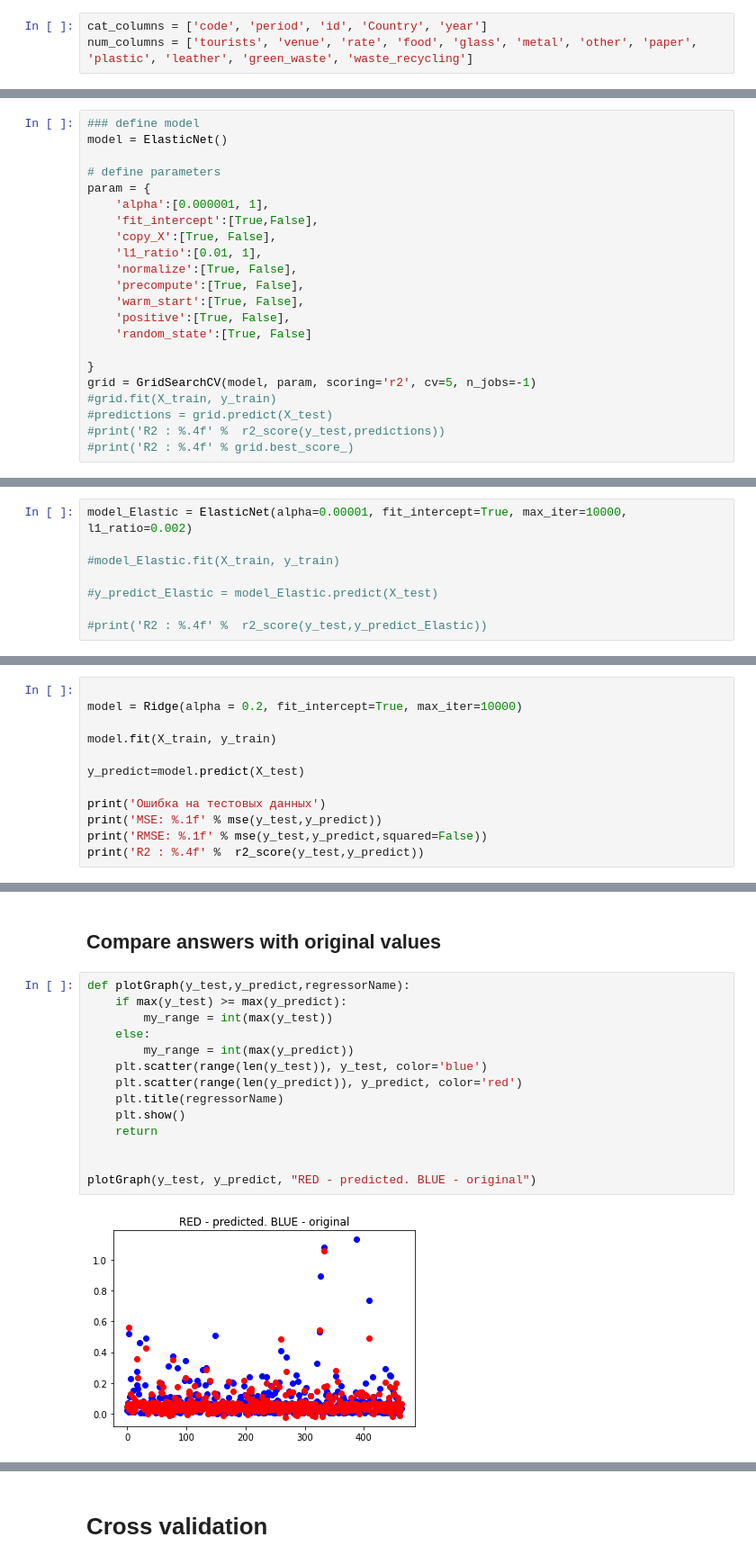
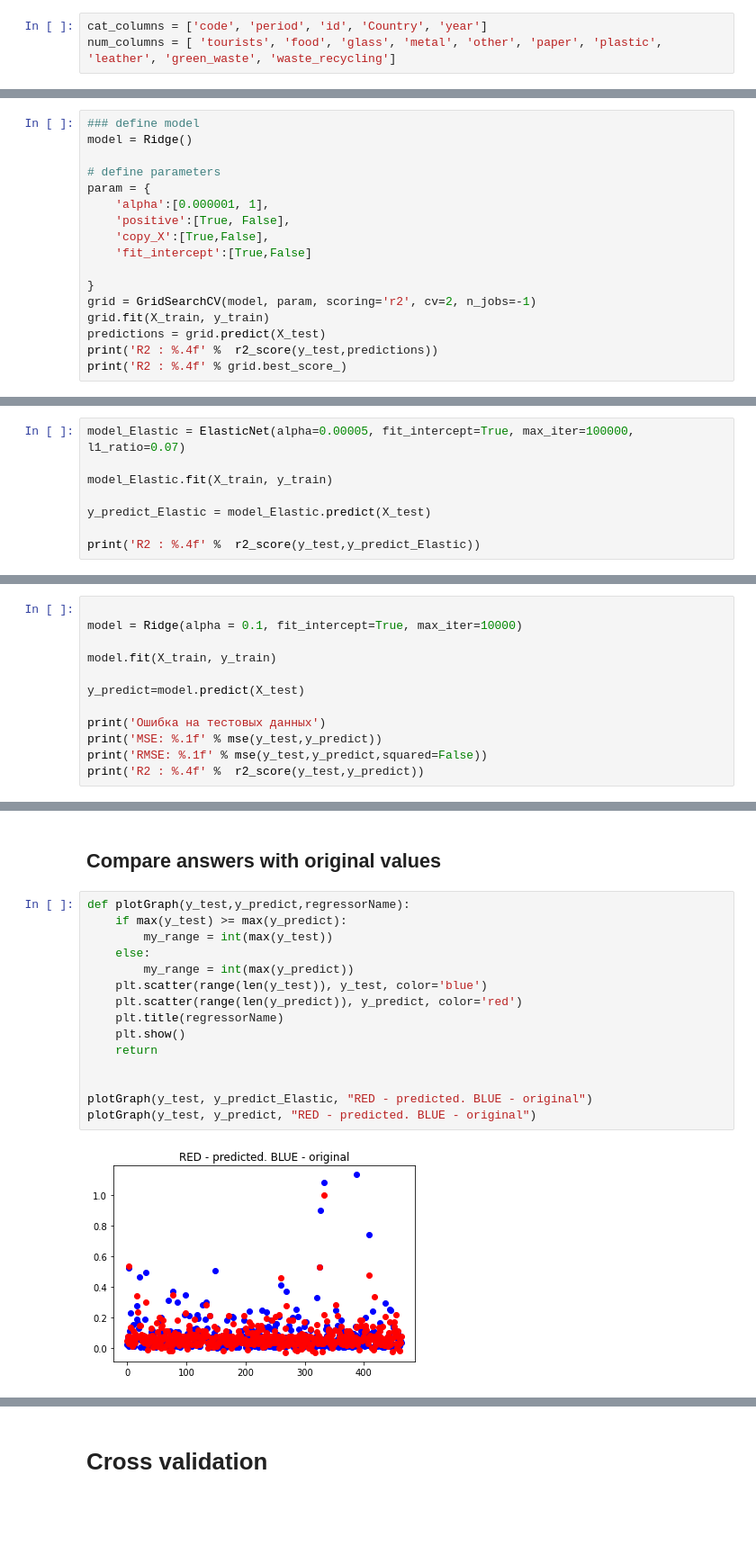
Before and after one commit to hydramst/water_pollution, a Jupyter notebook: water-pollution-lr.ipynb, the cells around one changed output, grey strips where cells are left out. Shown: that part at 90% size. Drawn from its saved outputs; the diff is of its cells as text; blank space fills up the shorter version.

```diff
--- a/water-pollution-lr.ipynb
+++ b/water-pollution-lr.ipynb
@@ -97,7 +97,7 @@ numerical columns:        ['year', 'tourists', 'venue', 'rate', 'food', 'glass',
 ## Move 'year' to num columns
 # %%
 cat_columns = ['code', 'period', 'id', 'Country', 'year']
-num_columns = ['tourists', 'venue', 'rate', 'food', 'glass', 'metal', 'other', 'paper', 'plastic', 'leather', 'green_waste', 'waste_recycling']
+num_columns = [ 'tourists', 'food', 'glass', 'metal', 'other', 'paper', 'plastic', 'leather', 'green_waste', 'waste_recycling']
 # %% [markdown]
 ## OHE
 # %%
@@ -161,23 +161,18 @@ X_train.shape, X_test.shape, y_train.shape, y_test.shape
 # GridSearchCV
 # %%
 ### define model
-model = ElasticNet()
+model = Ridge()
 
 # define parameters
 param = {
     'alpha':[0.000001, 1],
-    'fit_intercept':[True,False],
-    'copy_X':[True, False],
-    'l1_ratio':[0.01, 1],
-    'normalize':[True, False],
-    'precompute':[True, False],
-    'warm_start':[True, False],
     'positive':[True, False],
-    'random_state':[True, False]
+    'copy_X':[True,False],
+    'fit_intercept':[True,False]
 
 }
-grid = GridSearchCV(model, param, scoring='r2', cv=5, n_jobs=-1)
-#grid.fit(X_train, y_train)
-#predictions = grid.predict(X_test)
-#print('R2 : %.4f' %  r2_score(y_test,predictions))
-#print('R2 : %.4f' % grid.best_score_)
+grid = GridSearchCV(model, param, scoring='r2', cv=2, n_jobs=-1)
+grid.fit(X_train, y_train)
+predictions = grid.predict(X_test)
+print('R2 : %.4f' %  r2_score(y_test,predictions))
+print('R2 : %.4f' % grid.best_score_)
@@ -194,10 +192,10 @@ model_ElasticCV = ElasticNetCV(n_alphas=100, fit_intercept=True, max_iter=10000,
 # %% [markdown]
 # ElasticNet
 # %%
-model_Elastic = ElasticNet(alpha=0.00001, fit_intercept=True, max_iter=10000, l1_ratio=0.002)
+model_Elastic = ElasticNet(alpha=0.00005, fit_intercept=True, max_iter=100000, l1_ratio=0.07)
 
-#model_Elastic.fit(X_train, y_train)
+model_Elastic.fit(X_train, y_train)
 
-#y_predict_Elastic = model_Elastic.predict(X_test)
+y_predict_Elastic = model_Elastic.predict(X_test)
 
-#print('R2 : %.4f' %  r2_score(y_test,y_predict_Elastic))
+print('R2 : %.4f' %  r2_score(y_test,y_predict_Elastic))
@@ -205,7 +205,7 @@ model_Elastic = ElasticNet(alpha=0.00001, fit_intercept=True, max_iter=10000, l1
 # Ridge LR
 # %%
 
-model = Ridge(alpha = 0.2, fit_intercept=True, max_iter=10000)
+model = Ridge(alpha = 0.1, fit_intercept=True, max_iter=10000)
 
 model.fit(X_train, y_train)
 
@@ -236,16 +236,17 @@ R2 : 0.4415
 # %%
 def plotGraph(y_test,y_predict,regressorName):
     if max(y_test) >= max(y_predict):
         my_range = int(max(y_test))
     else:
         my_range = int(max(y_predict))
     plt.scatter(range(len(y_test)), y_test, color='blue')
     plt.scatter(range(len(y_predict)), y_predict, color='red')
     plt.title(regressorName)
     plt.show()
     return
 
 
+plotGraph(y_test, y_predict_Elastic, "RED - predicted. BLUE - original")
 plotGraph(y_test, y_predict, "RED - predicted. BLUE - original")
 # %% [output]
-[figure, old version]
+[figure, new version]
```
Also changed, not shown: parts of 13 cells of this notebook.
